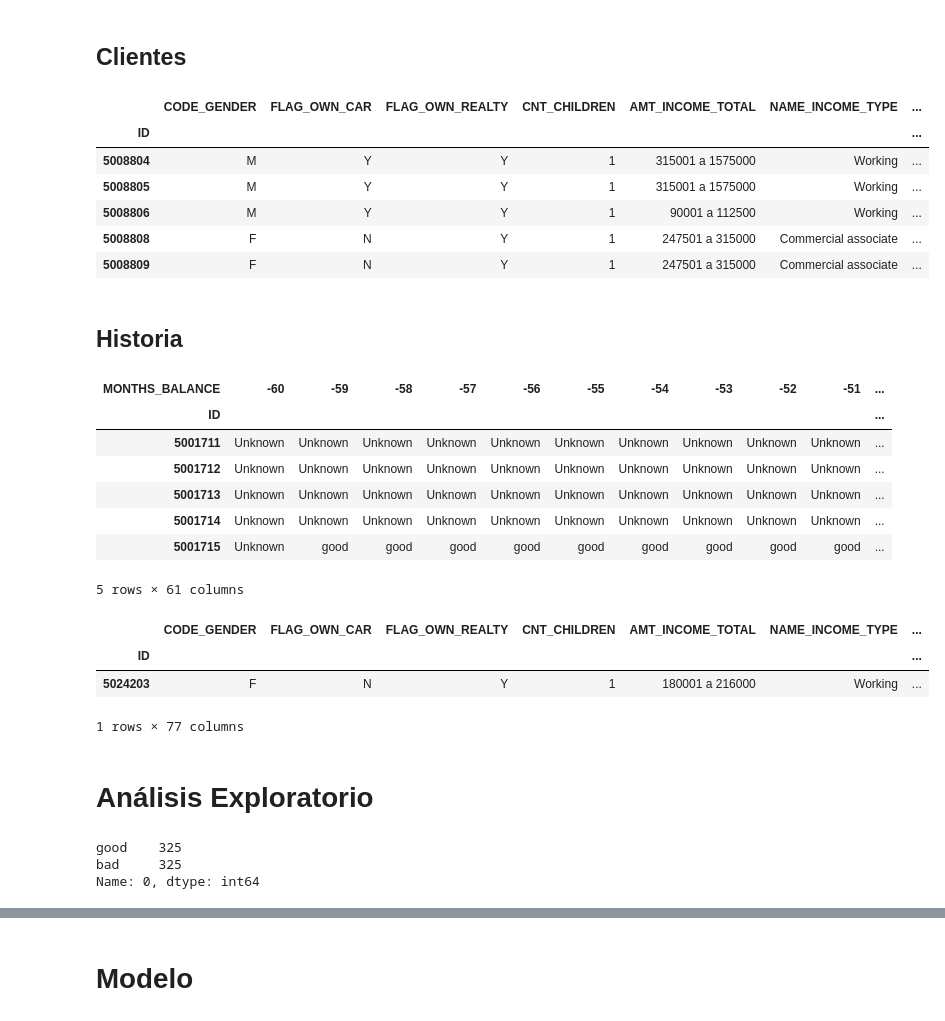
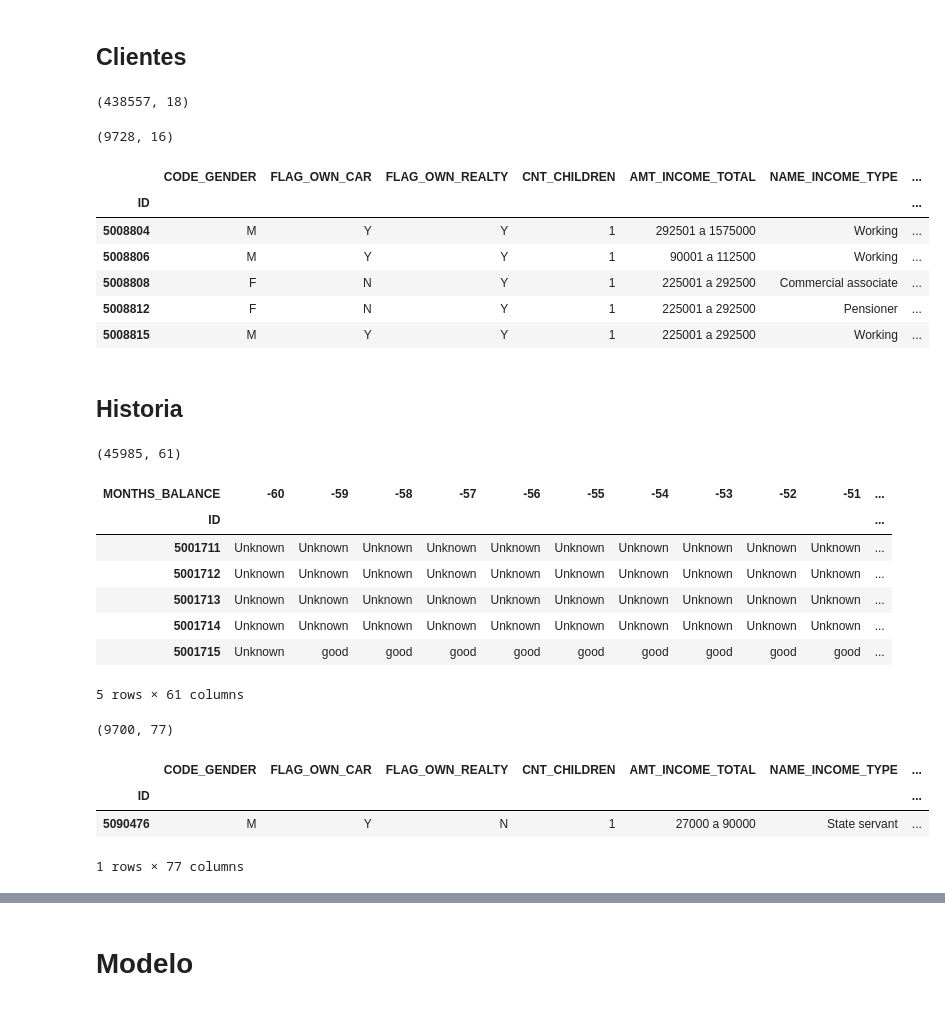
Before and after one commit to Afroefras/Pruebas, a Jupyter notebook: scripts/UnDosTres_BusinessCase.ipynb, the cells around one changed output, grey strips where cells are left out. Cells and saved outputs as stored; diff of their text form; code cells hidden in the pictures.

```diff
--- a/scripts/UnDosTres_BusinessCase.ipynb
+++ b/scripts/UnDosTres_BusinessCase.ipynb
@@ -100,15 +100,15 @@ class BussinessCase:
 
 
     def mod_app(self, id_col: str, to_drop_cols: list, to_range_cols: list, to_flag_cols: list, **kwargs) -> None:
-        X = self.app.drop_duplicates(id_col)
-        X = X[X[id_col].isin(self.credit[id_col])].copy()
-        X.set_index(id_col, inplace=True)
+        app = self.app.copy()
+        app = app[app[id_col].isin(self.credit[id_col])].copy()
+        app = app.set_index(id_col).drop_duplicates()
 
         bc.main_dict['ranges'] = {}
-        for col in to_drop_cols: X = self.to_drop(X, col)
-        for col in to_range_cols: X = self.to_range(X, col, **kwargs)
-        for col, opt in to_flag_cols: X = self.to_flag(X, col, opt)
-        return X.astype(str)
+        for col in to_drop_cols: app = self.to_drop(app, col)
+        for col in to_range_cols: app = self.to_range(app, col, **kwargs)
+        for col, opt in to_flag_cols: app = self.to_flag(app, col, opt)
+        return app.astype(str)
 
 
     def cm_sklearn(self, X: DataFrame, y: DataFrame, fit_model, target_encoder: LabelEncoder) -> DataFrame:
@@ -140,7 +140,6 @@ class BussinessCase:
         self.main_dict[model_name] = model
 
         with open(self.models_dir.joinpath(f'{model_name}.xz'), 'wb') as f:
-            # Como diccionario para conocer su nombre
             save_pkl(self.main_dict, f)
 
         print(f'El modelo {model_name}.xz ha sido guardado exitosamente en:\n{self.models_dir}')
@@ -148,10 +147,8 @@ class BussinessCase:
 
     def get_model(self, model_name: str) -> None:
         with open(self.models_dir.joinpath(f'{model_name}.xz'), 'rb') as f:
-            # Como diccionario para conocer su nombre
             model_dict = load_pkl(f)
 
-        # Confirma que el archivo fue guardado exitosamente
         print(f'El modelo {model_name}.xz fue importado existosamente desde:\n{self.models_dir}')
         return model_dict
 # %% [markdown]
@@ -168,6 +165,10 @@ fueron importados exitosamente
 # Transformar
 # %% [markdown]
 ## Clientes
+# %%
+bc.app.shape
+# %% [output]
+(438557, 18)
 # %%
 app_data = bc.mod_app(
     id_col='ID',
@@ -181,21 +182,25 @@ app_data = bc.mod_app(
     ]
 )
 
+print(app_data.shape)
 app_data.head()
 # %% [output]
+(9728, 16)
 |  | CODE_GENDER | FLAG_OWN_CAR | FLAG_OWN_REALTY | CNT_CHILDREN | AMT_INCOME_TOTAL | NAME_INCOME_TYPE | ... |
 | ID |  |  |  |  |  |  | ... |
-| 5008804 | M | Y | Y | 1 | 315001 a 1575000 | Working | ... |
-| 5008805 | M | Y | Y | 1 | 315001 a 1575000 | Working | ... |
+| 5008804 | M | Y | Y | 1 | 292501 a 1575000 | Working | ... |
 | 5008806 | M | Y | Y | 1 | 90001 a 112500 | Working | ... |
-| 5008808 | F | N | Y | 1 | 247501 a 315000 | Commercial associate | ... |
-| 5008809 | F | N | Y | 1 | 247501 a 315000 | Commercial associate | ... |
+| 5008808 | F | N | Y | 1 | 225001 a 292500 | Commercial associate | ... |
+| 5008812 | F | N | Y | 1 | 225001 a 292500 | Pensioner | ... |
+| 5008815 | M | Y | Y | 1 | 225001 a 292500 | Working | ... |
 # %% [markdown]
 ## Historia
 # %%
 credit_data = bc.mod_credit(id_col='ID', status_col='STATUS', date_col='MONTHS_BALANCE')
+print(credit_data.shape)
 credit_data.head()
 # %% [output]
+(45985, 61)
 | MONTHS_BALANCE | -60 | -59 | -58 | -57 | -56 | -55 | -54 | -53 | -52 | -51 | ... |
 | ID |  |  |  |  |  |  |  |  |  |  | ... |
 | 5001711 | Unknown | Unknown | Unknown | Unknown | Unknown | Unknown | Unknown | Unknown | Unknown | Unknown | ... |
@@ -203,22 +208,15 @@ credit_data.head()
 | 5001713 | Unknown | Unknown | Unknown | Unknown | Unknown | Unknown | Unknown | Unknown | Unknown | Unknown | ... |
 | 5001714 | Unknown | Unknown | Unknown | Unknown | Unknown | Unknown | Unknown | Unknown | Unknown | Unknown | ... |
 | 5001715 | Unknown | good | good | good | good | good | good | good | good | good | ... |
-5 rows × 61 columns
+5 rows × 61 columns
 # %%
-df = app_data.join(credit_data)
+df = app_data.join(credit_data).drop_duplicates()
 df.columns = list(map(str, df.columns))
+print(df.shape)
 df.sample()
 # %% [output]
+(9700, 77)
 |  | CODE_GENDER | FLAG_OWN_CAR | FLAG_OWN_REALTY | CNT_CHILDREN | AMT_INCOME_TOTAL | NAME_INCOME_TYPE | ... |
 | ID |  |  |  |  |  |  | ... |
-| 5024203 | F | N | Y | 1 | 180001 a 216000 | Working | ... |
+| 5090476 | M | Y | N | 1 | 27000 a 90000 | State servant | ... |
-1 rows × 77 columns
+1 rows × 77 columns
-# %% [markdown]
-# Análisis Exploratorio
-# %%
-sub_sample = concat((df[df['0']=='good'].sample((df['0']=='bad').sum()), df[df['0']=='bad']))
-sub_sample['0'].value_counts(dropna=False)
-# %% [output]
-good    325
-bad     325
-Name: 0, dtype: int64
```
Also changed, not shown: parts of 17 cells of this notebook.
